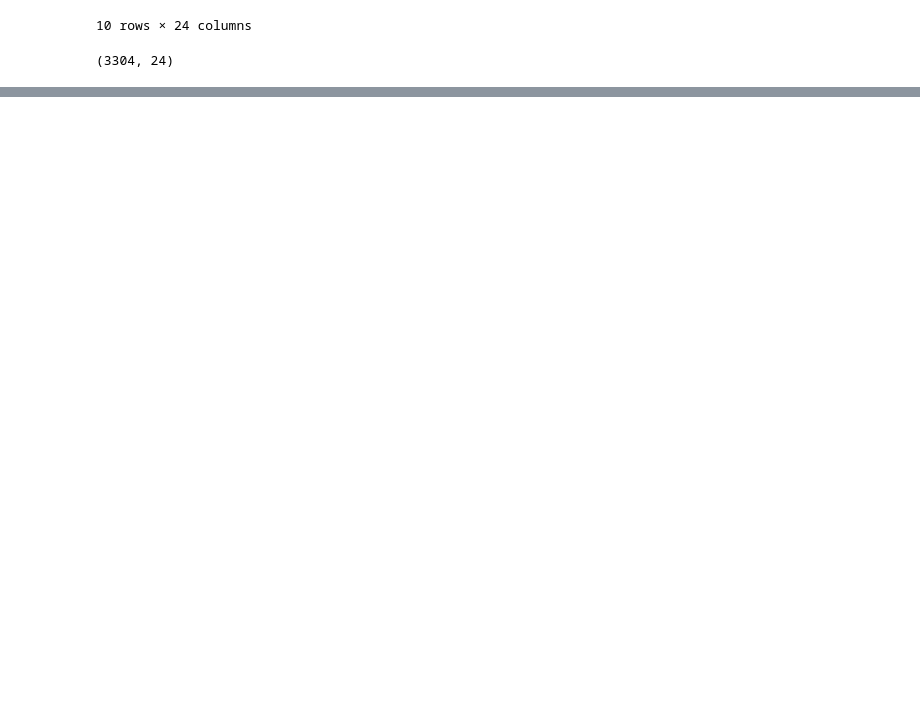
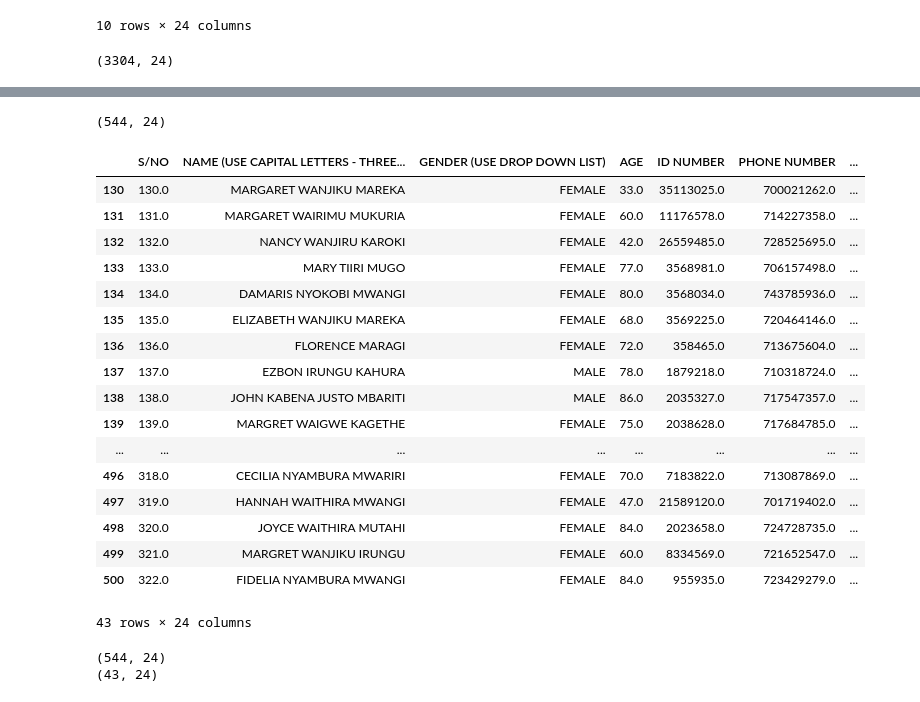
Before and after one commit to ManNjoro/code-signal, a Jupyter notebook: trend-analysis.ipynb, the cells around one changed output, grey strips where cells are left out. Cells and saved outputs as stored; diff of their text form; code cells hidden in the pictures; blank space fills up the shorter version.

```diff
--- a/trend-analysis.ipynb
+++ b/trend-analysis.ipynb
@@ -259,0 +408,60 @@ df_new.shape
+# %%
+import pandas as pd
+df = pd.read_excel('../../../Downloads/mat/analytics/KAHURO TEST(WITH SHEETS).xlsx',  sheet_name='KIROGO', skiprows=1)
+
+# df.head(10)
+# df['ID NUMBER']
+#remove all duplicate values
+duplicates = df[df.duplicated(subset=['NAME (USE CAPITAL LETTERS - THREE NAMES)', 'ID NUMBER'])]
+df_new = df.drop_duplicates(subset=['NAME (USE CAPITAL LETTERS - THREE NAMES)', 'ID NUMBER'])
+print(df_new.shape)
+duplicates
+# print(duplicates.shape)
+# %% [output]
+(544, 24)
+|  | S/NO | NAME (USE CAPITAL LETTERS - THREE... | GENDER (USE DROP DOWN LIST) | AGE | ID NUMBER | PHONE NUMBER | ... |
+| 130 | 130.0 | MARGARET WANJIKU MAREKA | FEMALE | 33.0 | 35113025.0 | 700021262.0 | ... |
+| 131 | 131.0 | MARGARET WAIRIMU MUKURIA | FEMALE | 60.0 | 11176578.0 | 714227358.0 | ... |
+| 132 | 132.0 | NANCY WANJIRU KAROKI | FEMALE | 42.0 | 26559485.0 | 728525695.0 | ... |
+| 133 | 133.0 | MARY TIIRI MUGO | FEMALE | 77.0 | 3568981.0 | 706157498.0 | ... |
+| 134 | 134.0 | DAMARIS NYOKOBI MWANGI | FEMALE | 80.0 | 3568034.0 | 743785936.0 | ... |
+| 135 | 135.0 | ELIZABETH WANJIKU MAREKA | FEMALE | 68.0 | 3569225.0 | 720464146.0 | ... |
+| 136 | 136.0 | FLORENCE MARAGI | FEMALE | 72.0 | 358465.0 | 713675604.0 | ... |
+| 137 | 137.0 | EZBON IRUNGU KAHURA | MALE | 78.0 | 1879218.0 | 710318724.0 | ... |
+| 138 | 138.0 | JOHN KABENA JUSTO MBARITI | MALE | 86.0 | 2035327.0 | 717547357.0 | ... |
+| 139 | 139.0 | MARGRET WAIGWE KAGETHE | FEMALE | 75.0 | 2038628.0 | 717684785.0 | ... |
+| ... | ... | ... | ... | ... | ... | ... | ... |
+| 496 | 318.0 | CECILIA NYAMBURA MWARIRI | FEMALE | 70.0 | 7183822.0 | 713087869.0 | ... |
+| 497 | 319.0 | HANNAH WAITHIRA MWANGI | FEMALE | 47.0 | 21589120.0 | 701719402.0 | ... |
+| 498 | 320.0 | JOYCE WAITHIRA MUTAHI | FEMALE | 84.0 | 2023658.0 | 724728735.0 | ... |
+| 499 | 321.0 | MARGRET WANJIKU IRUNGU | FEMALE | 60.0 | 8334569.0 | 721652547.0 | ... |
+| 500 | 322.0 | FIDELIA NYAMBURA MWANGI | FEMALE | 84.0 | 955935.0 | 723429279.0 | ... |
+43 rows × 24 columns
+# %%
+import pandas as pd
+
+# Load the Excel sheet and skip the first row to get the correct headers
+df = pd.read_excel('../../../Downloads/mat/analytics/KAHURO TEST(WITH SHEETS).xlsx',
+                   sheet_name='KIROGO',
+                   skiprows=1)
+
+# Identify duplicate rows based on 'NAME (USE CAPITAL LETTERS - THREE NAMES)' and 'ID NUMBER'
+duplicates = df[df.duplicated(subset=['NAME (USE CAPITAL LETTERS - THREE NAMES)', 'ID NUMBER'])]
+
+# Remove duplicates, keeping the first occurrence
+df_new = df.drop_duplicates(subset=['NAME (USE CAPITAL LETTERS - THREE NAMES)', 'ID NUMBER'])
+
+# Save the new DataFrame to a new Excel sheet
+df_new.to_excel('../../../Downloads/mat/analytics/KIROGO_TEST_CLEANED.xlsx', sheet_name='KIROGO', index=False)
+
+# Optional: Save the duplicates to a separate sheet if you want to keep a record
+duplicates.to_excel('../../../Downloads/mat/analytics/KIROGO_TEST_DUPLICATES.xlsx', sheet_name='KIROGO', index=False)
+
+# Print the shape of the new DataFrame
+print(df_new.shape)
+
+# Print the shape of the duplicates DataFrame (if needed)
+print(duplicates.shape)
+# %% [output]
+(544, 24)
+(43, 24)
```
Also changed, not shown: parts of 10 cells of this notebook.
